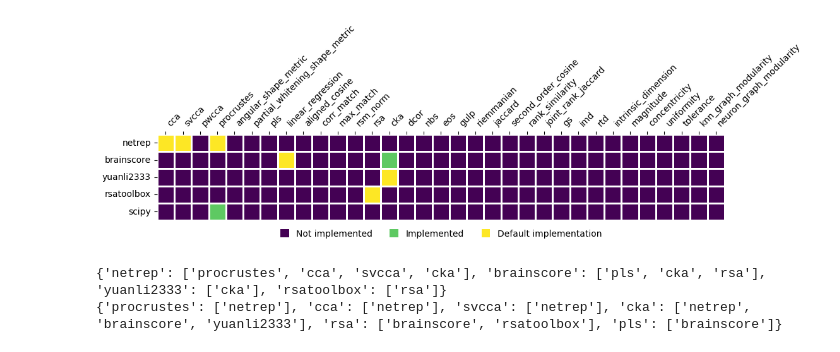
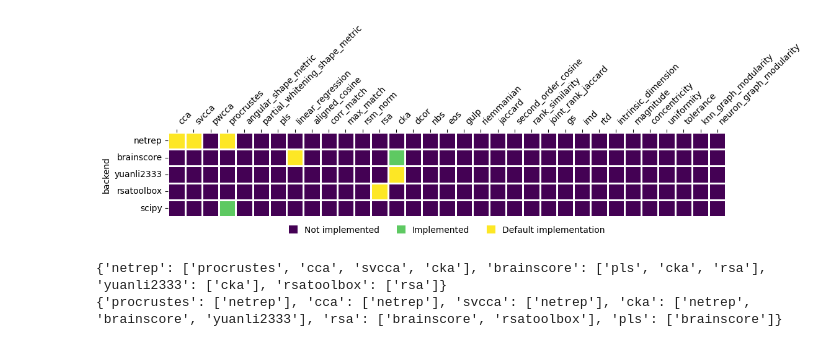
Before and after one commit to nacloos/similarity-repository, a Jupyter notebook: examples/example.ipynb, the cells around one changed output. Saved outputs shown, nothing was run; the diff lists cells and outputs as text; code cells hidden in the pictures.

Commit message:
Update plot

```diff
--- a/examples/example.ipynb
+++ b/examples/example.ipynb
@@ -47,41 +47,41 @@ import seaborn as sns
 # plt.figure(figsize=(4, 3), dpi=100)
 plt.figure(figsize=(5+0.2*len(metric_names), 1+0.2*len(backend_cards)), dpi=100)
 ax = sns.heatmap(backend_df, annot=False, cmap="viridis", cbar=False, linewidths=1, linecolor='white')
-# plt.ylabel("Backends")
+plt.ylabel("backend")
 # plt.xlabel("Metrics")
 plt.gca().xaxis.tick_top()
 plt.gca().xaxis.set_label_position('top')
 # plt.tick_params(length=0)  # Removing the small tick bars
 plt.xticks(rotation=45, ha='left')
 plt.yticks(rotation=0, va='center')
 plt.axis('scaled')
 # plt.show()
 
 # Adding a categorical legend
 import numpy as np
 from matplotlib.patches import Patch
 cmap = sns.color_palette("viridis", as_cmap=True)
 normalized_values = backend_df.values / backend_df.values.max()  # Normalize the values to the range [0, 1]
 unique_values = np.unique(normalized_values)  # Unique normalized values
 
 # Getting the corresponding colors from the colormap
 legend_colors = [cmap(value) for value in unique_values]
 
 # Creating legend elements with the correct colors
 labels = ['Not implemented', 'Implemented', 'Default implementation']
 legend_elements = [
     Patch(facecolor=legend_colors[i], label=labels[i])
     for i in range(len(unique_values))
 ]
 # Display the legend
 plt.legend(handles=legend_elements, loc='lower center', bbox_to_anchor=(0.5, -0.3), ncol=3,
     handlelength=1, handleheight=1, frameon=False)
 
 # TODO: make figure in github action on push
 # TODO: figures for dark and light modes (transparent=True)
 plt.savefig("../figures/backend_metrics.png", transparent=True, bbox_inches='tight', dpi=300)
 # %% [output]
-[figure, old version]
+[figure, new version]
 # %%
 backend_metrics = similarity.make(package="backend:backends", key="metric_by_backend", use_cache=False)
 print(backend_metrics)
```
Also changed, not shown: 2 other files.
